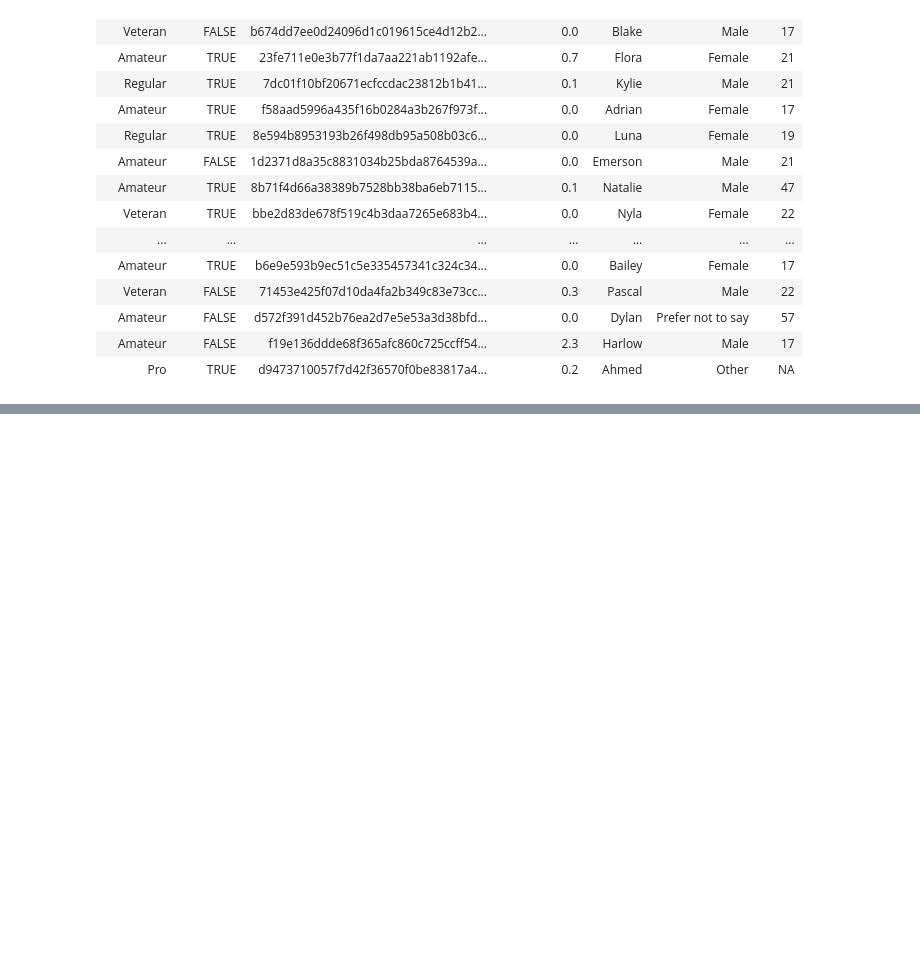
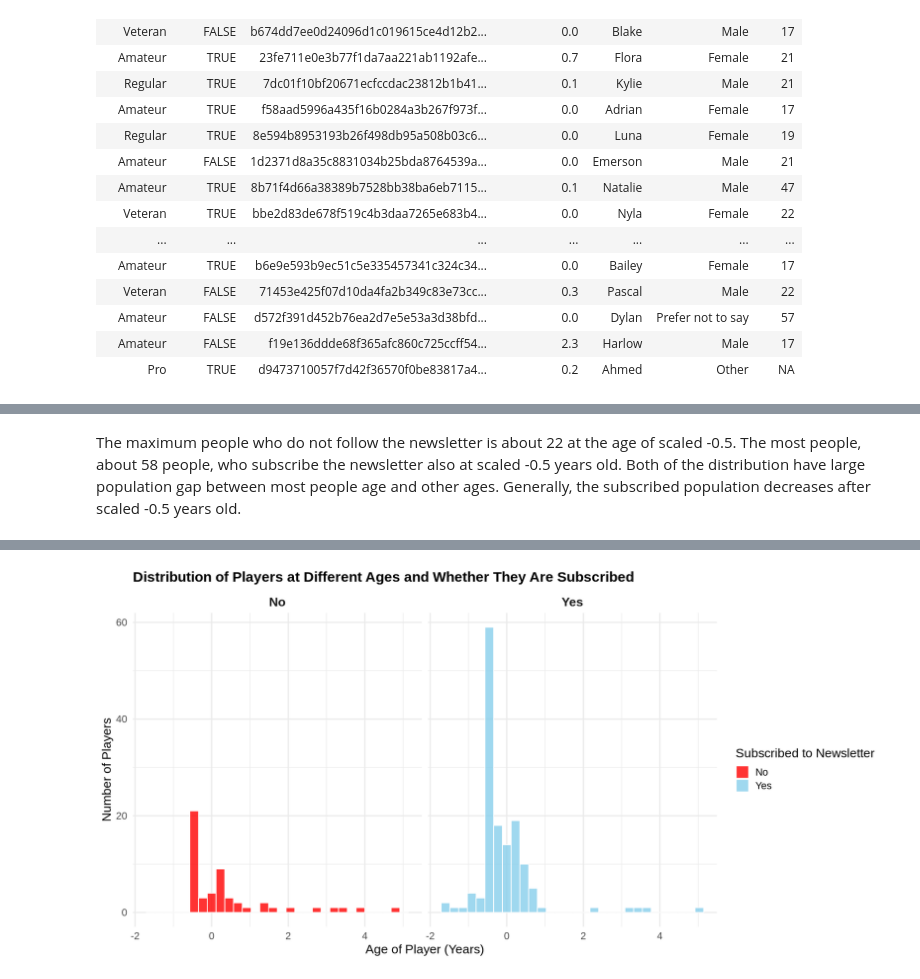
Before and after one commit to Yiliny110/project, a Jupyter notebook: individual_planning_stage.ipynb, the cells around one changed output, grey strips where cells are left out. Drawn from its saved outputs; the diff is of its cells as text; code cells hidden in the pictures; blank space fills up the shorter version.

```diff
--- a/individual_planning_stage.ipynb
+++ b/individual_planning_stage.ipynb
@@ -46,0 +270,24 @@ A spec_tbl_df: 196 × 7
+# %% [markdown]
+The maximum people who do not follow the newsletter is about 22 at the age of scaled -0.5. The most people, about 58 people, who subscribe the newsletter also at scaled -0.5 years old. Both of the distribution have large population gap between most people age and other ages. Generally, the subscribed population decreases after scaled -0.5 years old.
+# %%
+options(repr.plot.width = 14, repr.plot.height = 7)
+
+age_hist <- subscribe_scaled |>
+    ggplot(aes(x = Age, fill = subscribe)) +
+      geom_histogram(bins = 30, alpha = 0.8, color = "white") +
+      facet_grid(. ~ subscribe) +
+      scale_fill_manual(values = c("No" = "red", "Yes" = "skyblue")) +
+      labs(
+        title = "Distribution of Players at Different Ages and Whether They Are Subscribed",
+        x = "Age of Player (Years)",
+        y = "Number of Players",
+        fill = "Subscribed to Newsletter"
+      ) +
+      theme_minimal(base_size = 16) +
+      theme(
+        plot.title = element_text(size = 18, face = "bold"),
+        strip.text = element_text(size = 16, face = "bold")
+      )
+
+age_hist
+# %% [output]
@@ -46,0 +296 @@ A spec_tbl_df: 196 × 7
+[figure, added]
```
Also changed, not shown: parts of 18 cells of this notebook.
